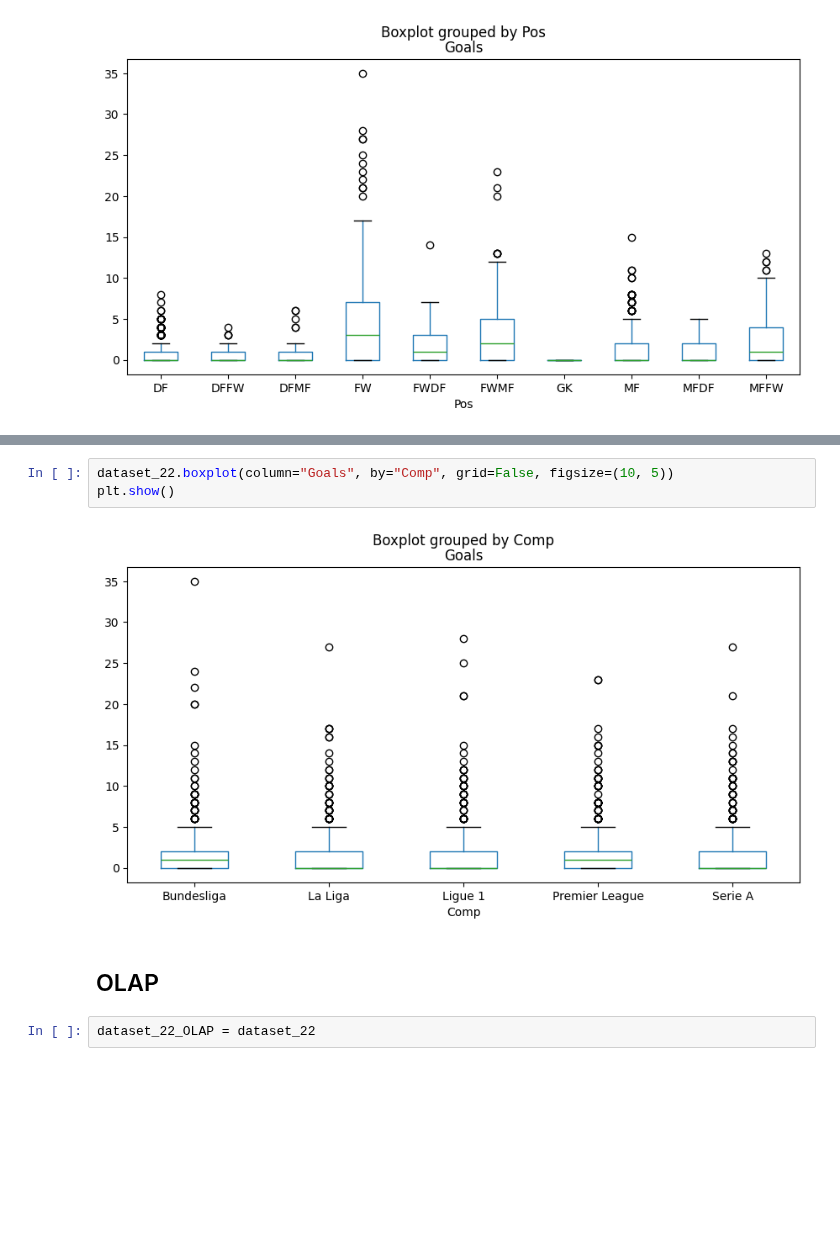
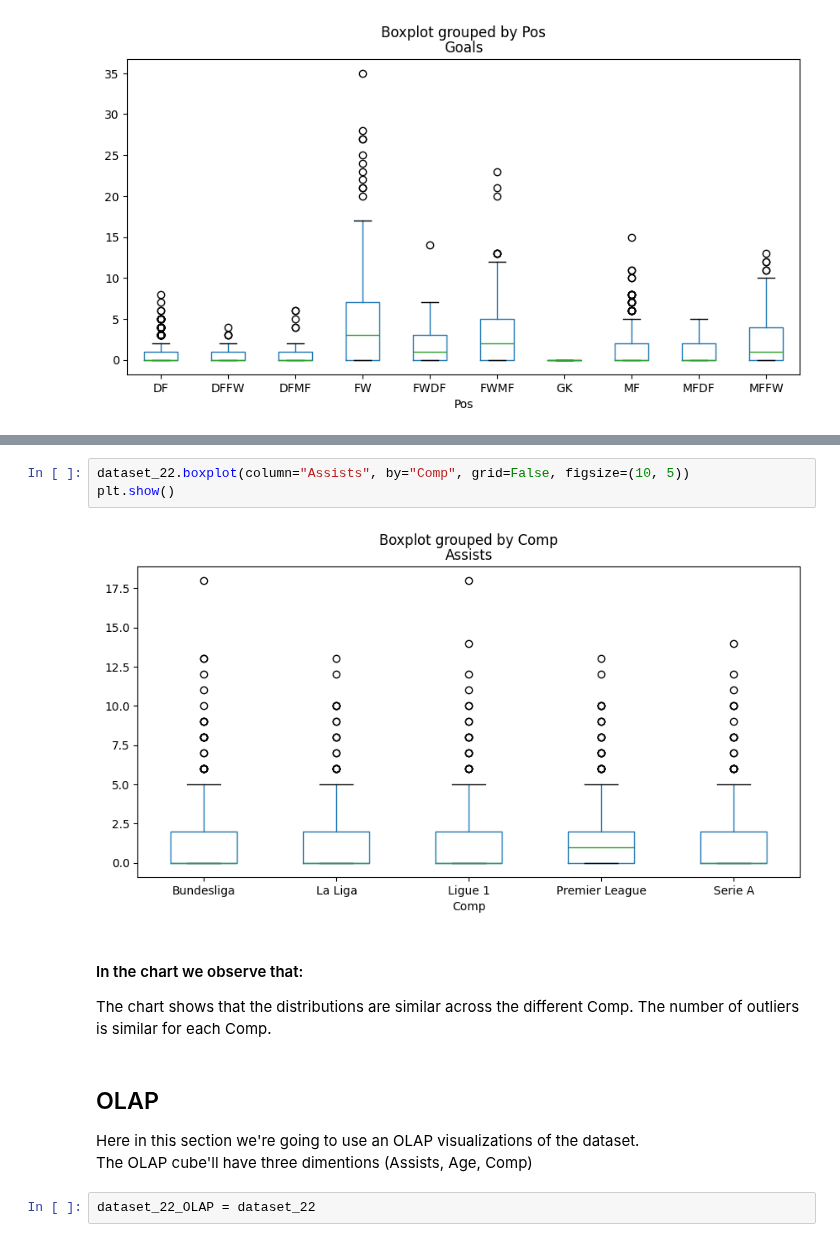
Before and after one commit to Mammew/proj_IDS, a Jupyter notebook: notebook.ipynb, the cells around one changed output, grey strips where cells are left out. Saved outputs shown, nothing was run; the diff lists cells and outputs as text; blank space fills up the shorter version.

```diff
--- a/notebook.ipynb
+++ b/notebook.ipynb
@@ -180,10 +173,16 @@ plt.show()
 # %%
-dataset_22.boxplot(column="Goals", by="Comp", grid=False, figsize=(10, 5))
+dataset_22.boxplot(column="Assists", by="Comp", grid=False, figsize=(10, 5))
 plt.show()
 # %% [output]
-[figure, old version]
+[figure, new version]
+# %% [markdown]
+#### In the chart we observe that:
+The chart shows that the distributions are similar across the different Comp.
+The number of outliers is similar for each Comp.
 # %% [markdown]
 ## OLAP
+Here in this section we're going to use an OLAP visualizations of the dataset.
+The OLAP cube'll have three dimentions (Assists, Age, Comp)
 # %%
 dataset_22_OLAP = dataset_22
 # %% [markdown]
```
Also changed, not shown: parts of 15 cells of this notebook.
